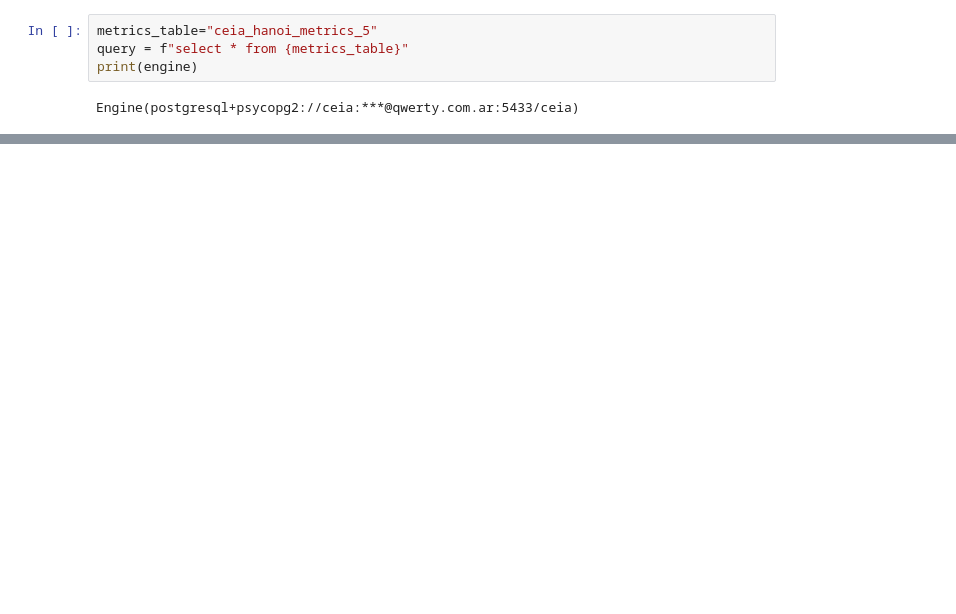
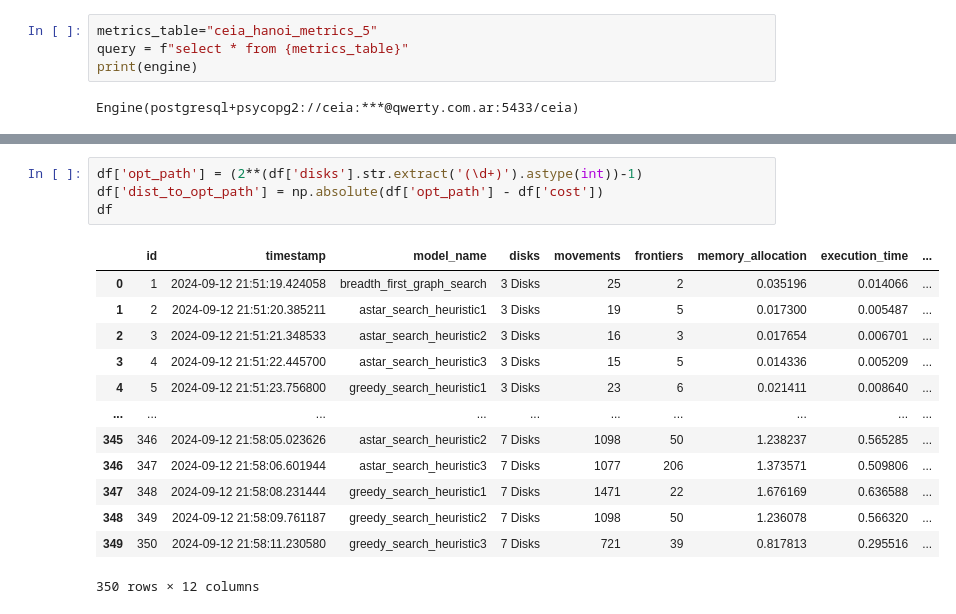
Before and after one commit to FIUBA-CEIA-18Co2024/IIA-TP1, a Jupyter notebook: IIA TP1 - Data Analisis .ipynb, the cells around one changed output, grey strips where cells are left out. Cells and saved outputs as stored; diff of their text form; blank space fills up the shorter version.

```diff
--- a/IIA TP1 - Data Analisis .ipynb
+++ b/IIA TP1 - Data Analisis .ipynb
@@ -314,0 +300,18 @@ plt.legend(loc='upper right', fontsize=16)
+# %%
+df['opt_path'] = (2**(df['disks'].str.extract('(\d+)').astype(int))-1)
+df['dist_to_opt_path'] = np.absolute(df['opt_path'] - df['cost'])
+df
+# %% [output]
+|  | id | timestamp | model_name | disks | movements | frontiers | memory_allocation | execution_time | ... |
+| 0 | 1 | 2024-09-12 21:51:19.424058 | breadth_first_graph_search | 3 Disks | 25 | 2 | 0.035196 | 0.014066 | ... |
+| 1 | 2 | 2024-09-12 21:51:20.385211 | astar_search_heuristic1 | 3 Disks | 19 | 5 | 0.017300 | 0.005487 | ... |
+| 2 | 3 | 2024-09-12 21:51:21.348533 | astar_search_heuristic2 | 3 Disks | 16 | 3 | 0.017654 | 0.006701 | ... |
+| 3 | 4 | 2024-09-12 21:51:22.445700 | astar_search_heuristic3 | 3 Disks | 15 | 5 | 0.014336 | 0.005209 | ... |
+| 4 | 5 | 2024-09-12 21:51:23.756800 | greedy_search_heuristic1 | 3 Disks | 23 | 6 | 0.021411 | 0.008640 | ... |
+| ... | ... | ... | ... | ... | ... | ... | ... | ... | ... |
+| 345 | 346 | 2024-09-12 21:58:05.023626 | astar_search_heuristic2 | 7 Disks | 1098 | 50 | 1.238237 | 0.565285 | ... |
+| 346 | 347 | 2024-09-12 21:58:06.601944 | astar_search_heuristic3 | 7 Disks | 1077 | 206 | 1.373571 | 0.509806 | ... |
+| 347 | 348 | 2024-09-12 21:58:08.231444 | greedy_search_heuristic1 | 7 Disks | 1471 | 22 | 1.676169 | 0.636588 | ... |
+| 348 | 349 | 2024-09-12 21:58:09.761187 | greedy_search_heuristic2 | 7 Disks | 1098 | 50 | 1.236078 | 0.566320 | ... |
+| 349 | 350 | 2024-09-12 21:58:11.230580 | greedy_search_heuristic3 | 7 Disks | 721 | 39 | 0.817813 | 0.295516 | ... |
+350 rows × 12 columns
```
Also changed, not shown: parts of 16 cells of this notebook.
